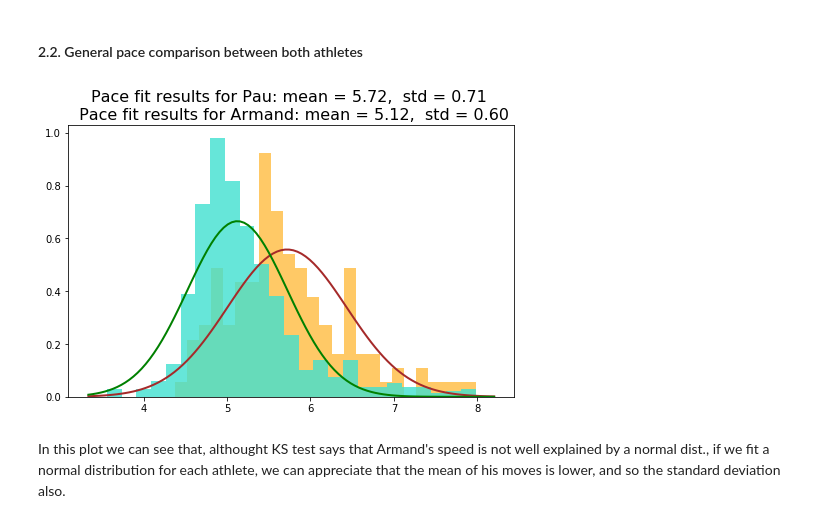
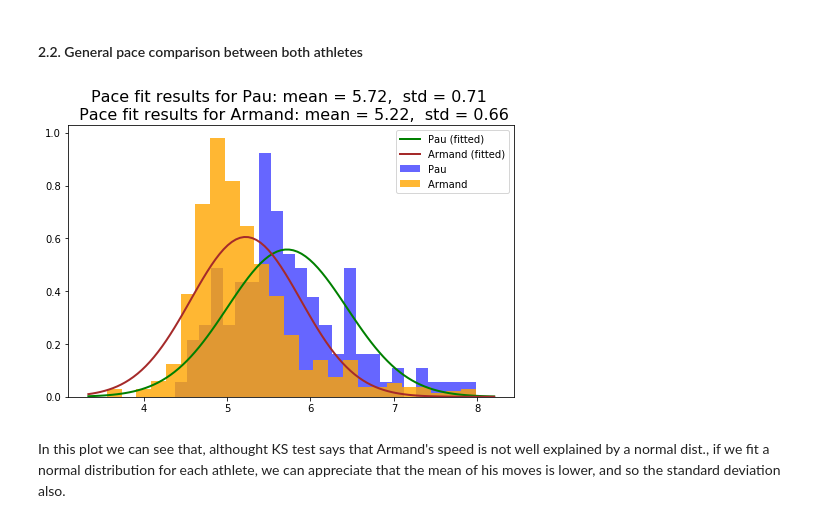
Before and after one commit to pausampietro/run_perfomance, a Jupyter notebook: 2. Data Exploratory Analysis.ipynb, the cells around one changed output. Drawn from its saved outputs; the diff is of its cells as text; code cells hidden in the pictures.

```diff
--- a/2. Data Exploratory Analysis.ipynb
+++ b/2. Data Exploratory Analysis.ipynb
@@ -173,27 +173,28 @@ We could also appreciate that Armand is training much more frequently than Pau,
 #### 2.2. General pace comparison between both athletes
 # %%
 # Fitting a normal distribution to the data:
-mu_p, std_p = stats.norm.fit(data_p)
-mu_a, std_a = stats.norm.fit(data_a)
+mu_p, std_p = stats.norm.fit(pace_p)
+mu_a, std_a = stats.norm.fit(pace_a)
 
 # Plotting Histograms for both Pau and Armand pacing
 plt.figure(figsize=(8,5))
-plt.hist(pace_p, bins = 25, density=True, alpha=0.6, color='orange')
-plt.hist(pace_a, bins = 25, density=True, alpha=0.8, color='turquoise')
+plt.hist(pace_p, bins = 25, density=True, alpha=0.6, color='blue')
+plt.hist(pace_a, bins = 25, density=True, alpha=0.8, color='orange')
 
 #Plotting normal distributions (PDF)
 xmin, xmax = plt.xlim()
 x = np.linspace(xmin, xmax, 100)
 p_p = stats.norm.pdf(x, mu_p, std_p)
 p_a = stats.norm.pdf(x, mu_a, std_a)
-plt.plot(x, p_p, 'k', linewidth=2, color = 'brown')
-plt.plot(x, p_a, 'k', linewidth=2, color = 'green')
+plt.plot(x, p_p, 'k', linewidth=2, color = 'green')
+plt.plot(x, p_a, 'k', linewidth=2, color = 'brown')
 
 title = """Pace fit results for Pau: mean = %.2f,  std = %.2f \n Pace fit results for Armand: mean = %.2f,  std = %.2f""" % (mu_p, std_p, mu_a, std_a)
 plt.title(title, fontsize = 16)
+plt.legend(['Pau (fitted)','Armand (fitted)','Pau', 'Armand '],loc = 1)
 plt.show()
 # %% [output]
-[figure, old version]
+[figure, new version]
 # %% [markdown]
 In this plot we can see that, althought KS test says that Armand's speed is not well explained by a normal dist., if we fit a normal distribution for each athlete, we can appreciate that the mean of his moves is lower, and so the standard deviation also.
 # %% [markdown]
```
Also changed, not shown: parts of 27 cells of this notebook.
